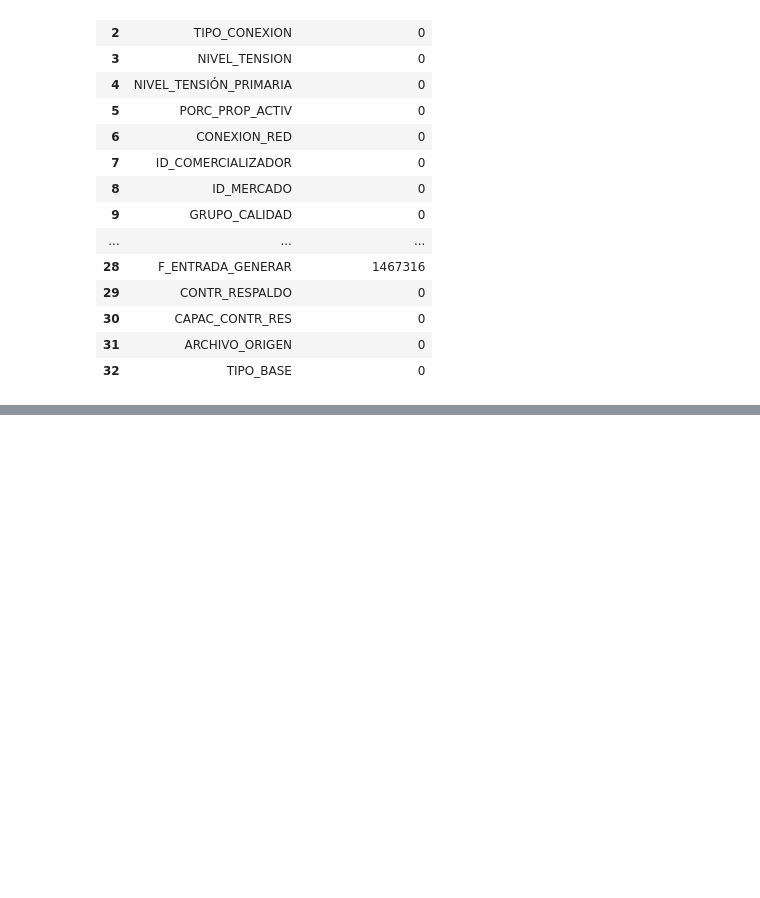
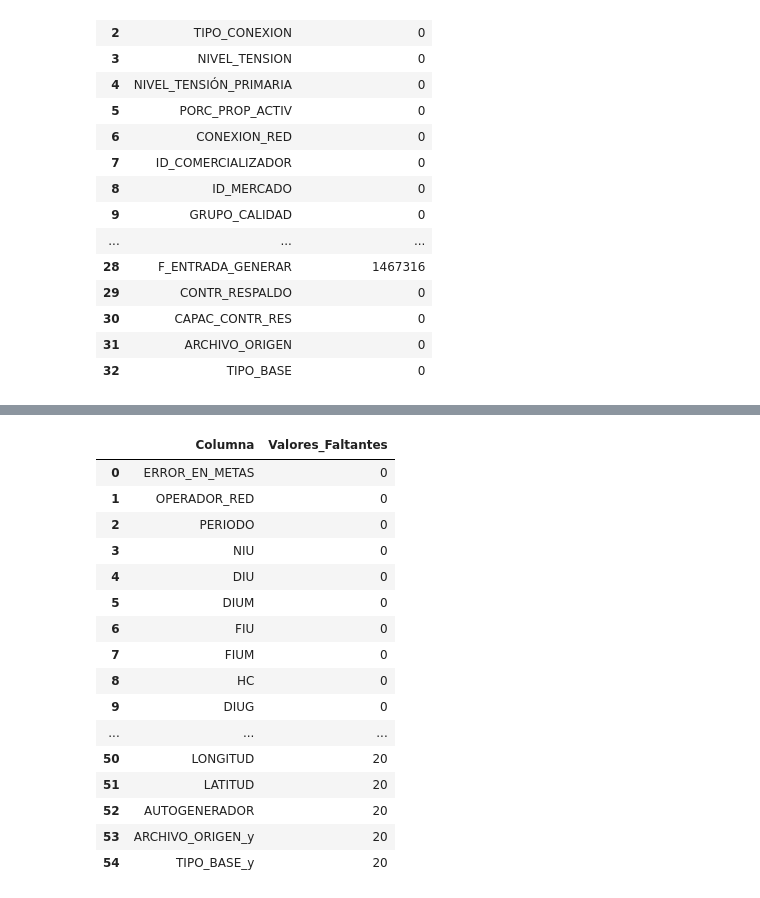
Before and after one commit to Fabian-11/Proyecto---Despliegue-de-Soluciones-Analiticas, a Jupyter notebook: Proyecto DSA - Compensaciones Empresa de Energia.ipynb, the cells around one changed output, grey strips where cells are left out. Drawn from its saved outputs; the diff is of its cells as text; code cells hidden in the pictures; blank space fills up the shorter version.

```diff
--- a/Proyecto DSA - Compensaciones Empresa de Energia.ipynb
+++ b/Proyecto DSA - Compensaciones Empresa de Energia.ipynb
@@ -380,0 +460,26 @@ faltantes_clientes
+# %%
+# Valores faltantes en la base de base_merged
+faltantes_base_merged = (
+    base_merged.isnull().sum()
+    .reset_index()
+    .rename(columns={'index': 'Columna', 0: 'Valores_Faltantes'})
+)
+faltantes_base_merged
+# %% [output]
+|  | Columna | Valores_Faltantes |
+| 0 | ERROR_EN_METAS | 0 |
+| 1 | OPERADOR_RED | 0 |
+| 2 | PERIODO | 0 |
+| 3 | NIU | 0 |
+| 4 | DIU | 0 |
+| 5 | DIUM | 0 |
+| 6 | FIU | 0 |
+| 7 | FIUM | 0 |
+| 8 | HC | 0 |
+| 9 | DIUG | 0 |
+| ... | ... | ... |
+| 50 | LONGITUD | 20 |
+| 51 | LATITUD | 20 |
+| 52 | AUTOGENERADOR | 20 |
+| 53 | ARCHIVO_ORIGEN_y | 20 |
+| 54 | TIPO_BASE_y | 20 |
```
Also changed, not shown: parts of 3 cells of this notebook.
